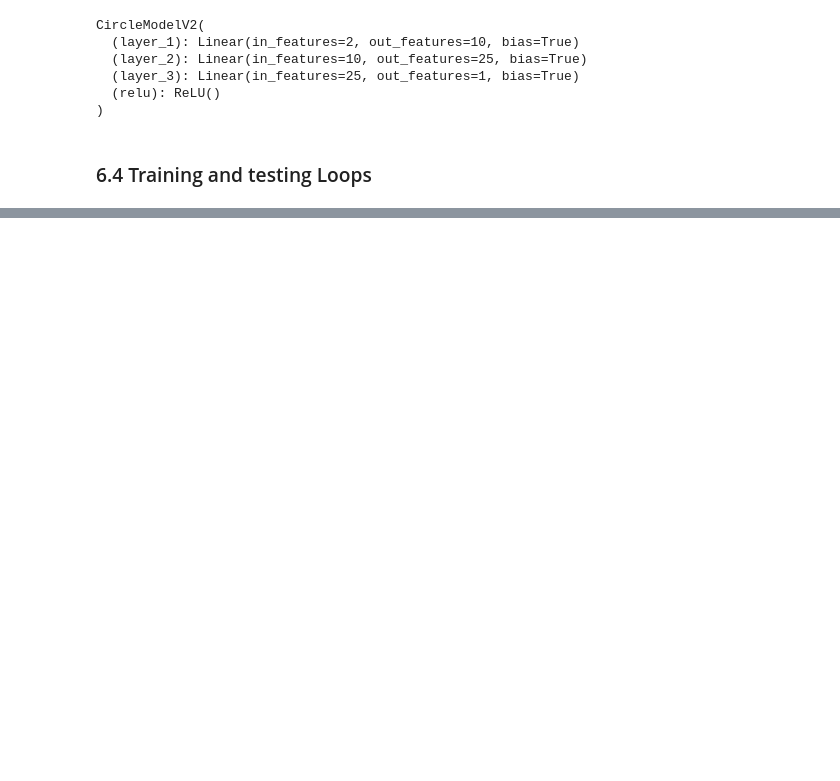
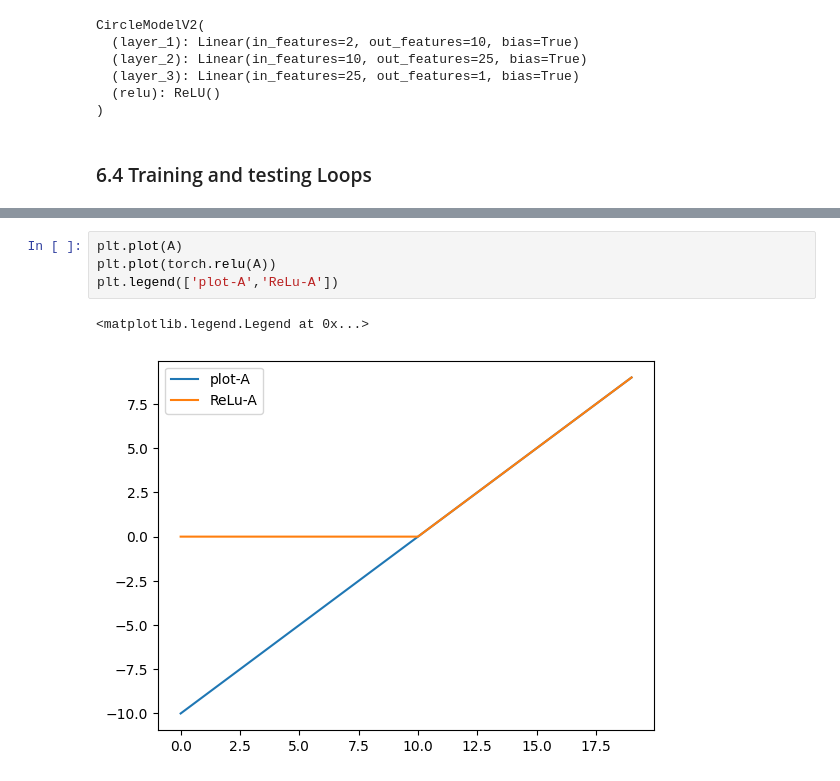
Before and after one commit to RohanVarmaP/Deep-Learning, a Jupyter notebook: 02_Neural_Network_classification.ipynb, the cells around one changed output, grey strips where cells are left out. Drawn from its saved outputs; the diff is of its cells as text; blank space fills up the shorter version.

```diff
--- a/02_Neural_Network_classification.ipynb
+++ b/02_Neural_Network_classification.ipynb
@@ -619,0 +652,7 @@ Epoch: 2000 | Train Loss: 0.02978 | Train Acc: 100.00% | Test Loss: 0.05644 | Te
+# %%
+plt.plot(A)
+plt.plot(torch.relu(A))
+plt.legend(['plot-A','ReLu-A'])
+# %% [output]
+<matplotlib.legend.Legend at 0x...>
+[figure, added]
```
Also changed, not shown: parts of 7 cells of this notebook.
